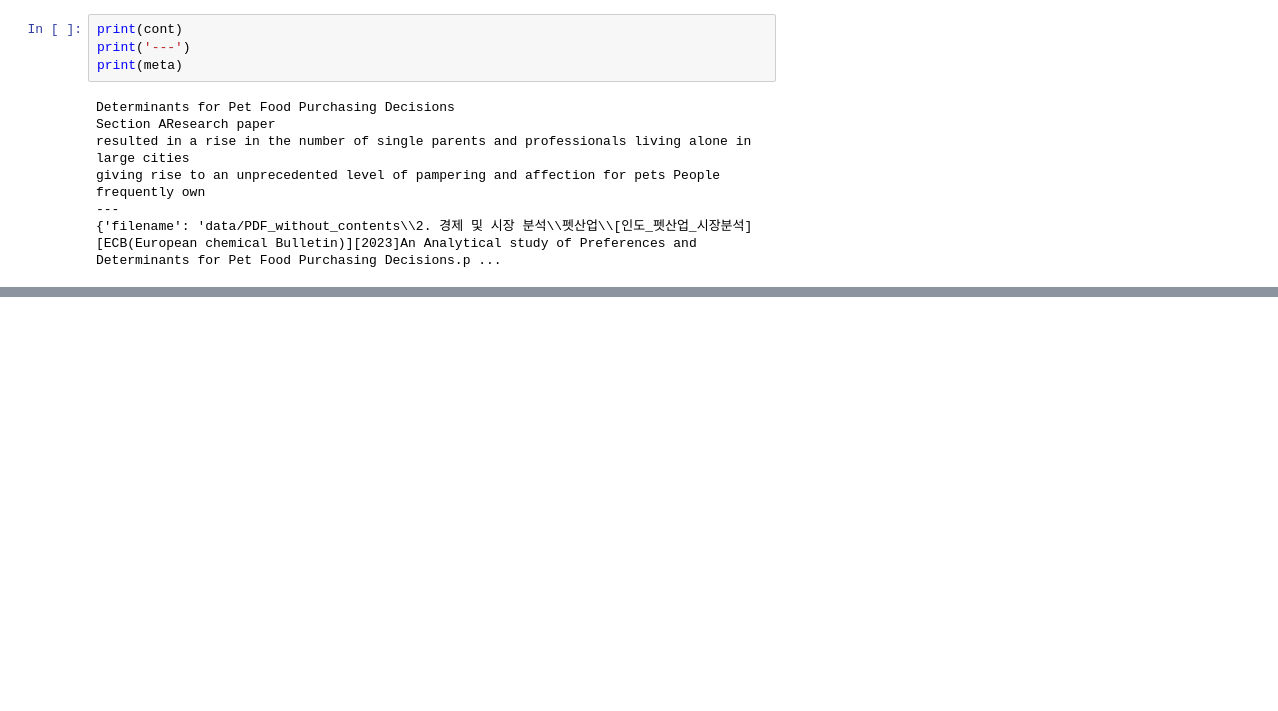
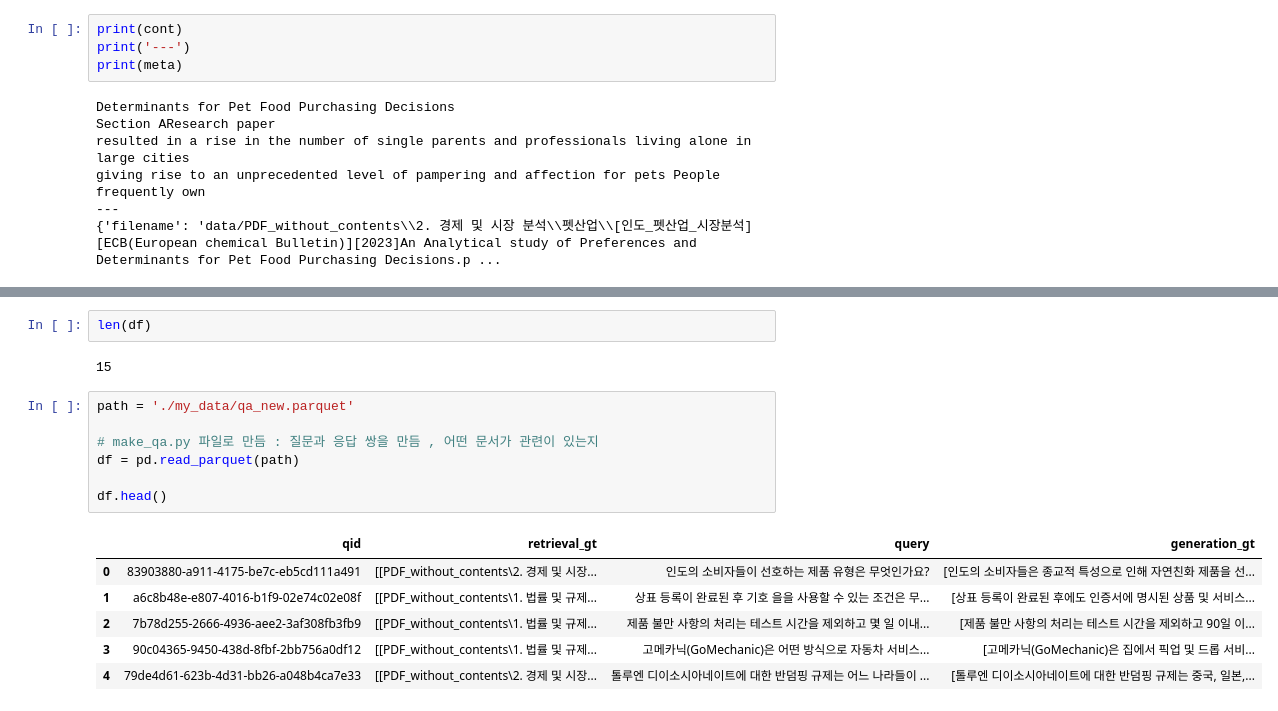
Before and after one commit to khw11044/AutoRAG_tutorial_mine, a Jupyter notebook: read_data.ipynb, the cells around one changed output, grey strips where cells are left out. Drawn from its saved outputs; the diff is of its cells as text; blank space fills up the shorter version.

```diff
--- a/read_data.ipynb
+++ b/read_data.ipynb
@@ -118,0 +136,18 @@ for i in range(len(data)):
+# %%
+len(df)
+# %% [output]
+15
+# %%
+path = './my_data/qa_new.parquet'
+
+# make_qa.py 파일로 만듬 : 질문과 응답 쌍을 만듬 , 어떤 문서가 관련이 있는지
+df = pd.read_parquet(path)
+
+df.head()
+# %% [output]
+|  | qid | retrieval_gt | query | generation_gt |
+| 0 | 83903880-a911-4175-be7c-eb5cd111a491 | [[PDF_without_contents\2. 경제 및 시장... | 인도의 소비자들이 선호하는 제품 유형은 무엇인가요? | [인도의 소비자들은 종교적 특성으로 인해 자연친화 제품을 선... |
+| 1 | a6c8b48e-e807-4016-b1f9-02e74c02e08f | [[PDF_without_contents\1. 법률 및 규제... | 상표 등록이 완료된 후 기호 을을 사용할 수 있는 조건은 무... | [상표 등록이 완료된 후에도 인증서에 명시된 상품 및 서비스... |
+| 2 | 7b78d255-2666-4936-aee2-3af308fb3fb9 | [[PDF_without_contents\1. 법률 및 규제... | 제품 불만 사항의 처리는 테스트 시간을 제외하고 몇 일 이내... | [제품 불만 사항의 처리는 테스트 시간을 제외하고 90일 이... |
+| 3 | 90c04365-9450-438d-8fbf-2bb756a0df12 | [[PDF_without_contents\1. 법률 및 규제... | 고메카닉(GoMechanic)은 어떤 방식으로 자동차 서비스... | [고메카닉(GoMechanic)은 집에서 픽업 및 드롭 서비... |
+| 4 | 79de4d61-623b-4d31-bb26-a048b4ca7e33 | [[PDF_without_contents\2. 경제 및 시장... | 톨루엔 디이소시아네이트에 대한 반덤핑 규제는 어느 나라들이 ... | [톨루엔 디이소시아네이트에 대한 반덤핑 규제는 중국, 일본,... |
```
Also changed, not shown: parts of 13 cells of this notebook, 7 other files.
